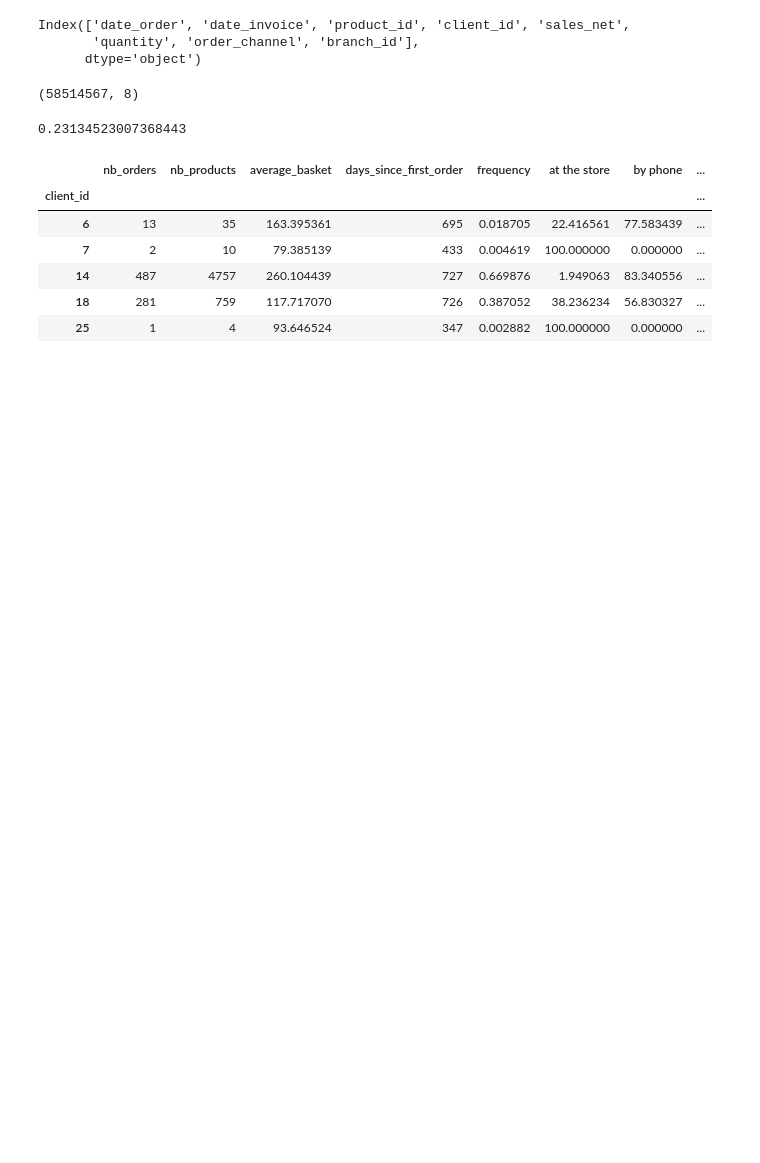
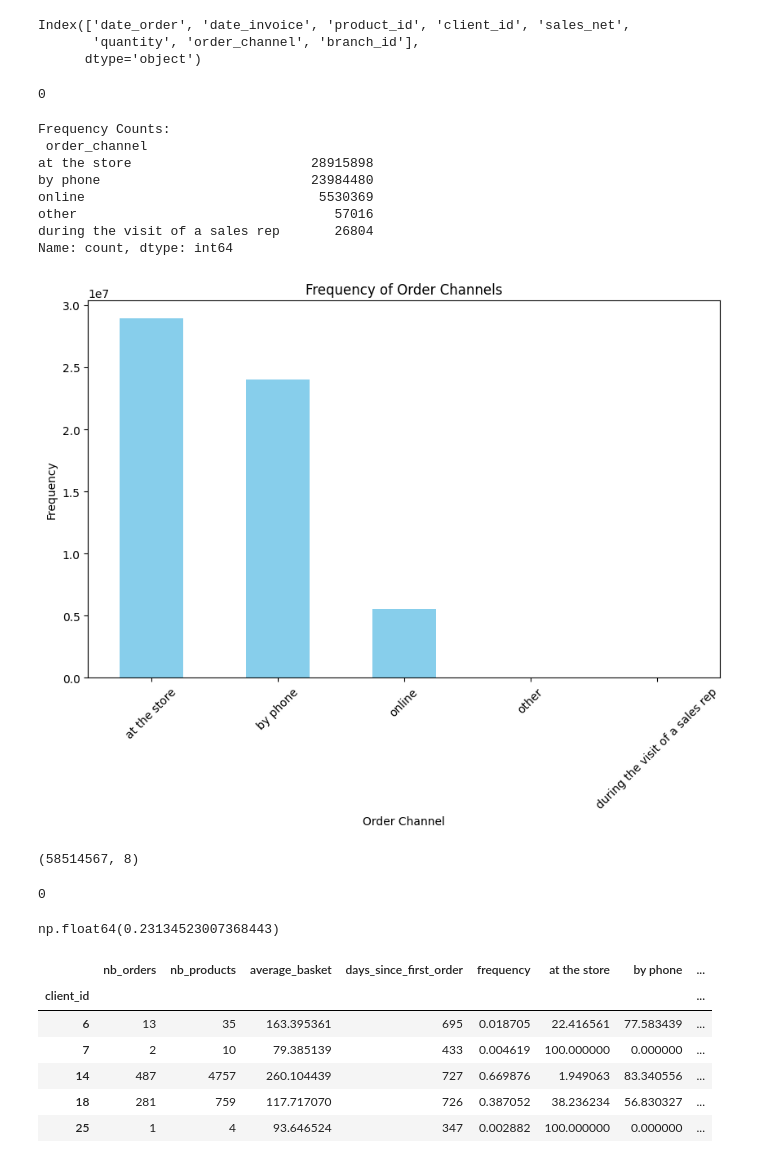
Before and after one commit to cathal-brady/Churn_Model_BCG, a Jupyter notebook: Cathal.ipynb, the cells around one changed output. Saved outputs shown, nothing was run; the diff lists cells and outputs as text; code cells hidden in the pictures; blank space fills up the shorter version.

```diff
--- a/Cathal.ipynb
+++ b/Cathal.ipynb
@@ -16,20 +19,49 @@ from sklearn.preprocessing import PolynomialFeatures
 # %%
-ddf = dd.read_csv('../transactions_dataset.csv', sep=';')
-ddf = ddf[ddf['sales_net'] > 0]  # Exclude the often duplicate 0 sales transactions
+df = pd.read_csv('../transactions_dataset.csv', sep=';')
+df = df[df['sales_net'] > 0]  # Exclude the often duplicate 0 sales transactions
                                 # And exclude refunds
-
-# Compute the result to get a pandas DataFrame
-df = ddf.compute()
 # %%
 df.columns
 # %% [output]
 Index(['date_order', 'date_invoice', 'product_id', 'client_id', 'sales_net',
        'quantity', 'order_channel', 'branch_id'],
       dtype='object')
+# %%
+gc.collect()
+# %% [output]
+0
+# %%
+order_channel_counts = df['order_channel'].value_counts()
+
+# Print the frequency counts
+print("Frequency Counts:\n", order_channel_counts)
+
+# Plot the histogram
+plt.figure(figsize=(10, 6))
+order_channel_counts.plot(kind='bar', color='skyblue')
+plt.title('Frequency of Order Channels')
+plt.xlabel('Order Channel')
+plt.ylabel('Frequency')
+plt.xticks(rotation=45)
+plt.show()
+# %% [output]
+Frequency Counts:
+ order_channel
+at the store                       28915898
+by phone                           23984480
+online                              5530369
+other                                 57016
+during the visit of a sales rep       26804
+Name: count, dtype: int64
+[figure, added]
 # %%
 df.shape
 # %% [output]
 (58514567, 8)
+# %%
+gc.collect()
+# %% [output]
+0
 # %%
 # Group by client and check the last date_order, then calculate the recency
 df['date_order'] = pd.to_datetime(df['date_order'])
@@ -49,7 +81,7 @@ recency = recency[recency['recency'] < 60]
 # Calculate the proportion of churners
 recency['inactive'].mean()
 # %% [output]
-0.23134523007368443
+np.float64(0.23134523007368443)
 # %%
 # Add features such as number of different date_order, number of different products bought, nb of days since first order,
 # average basket, frequency of orders
```
Also changed, not shown: parts of 64 cells of this notebook.
